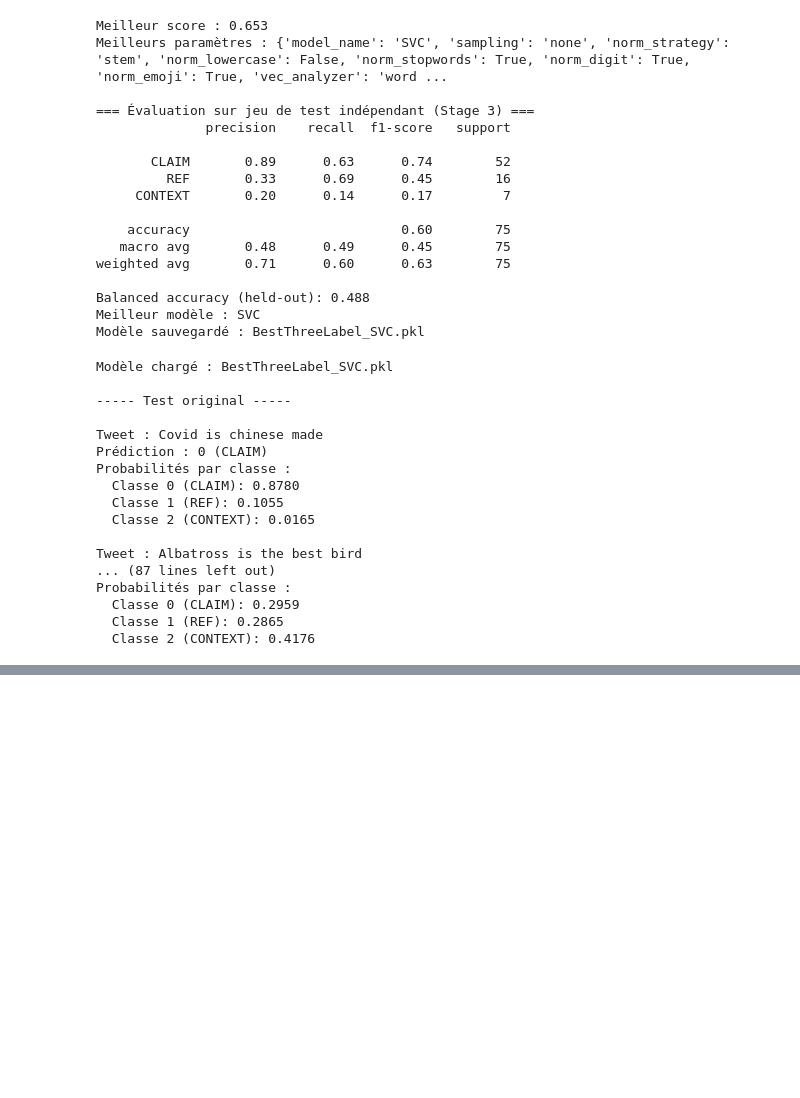
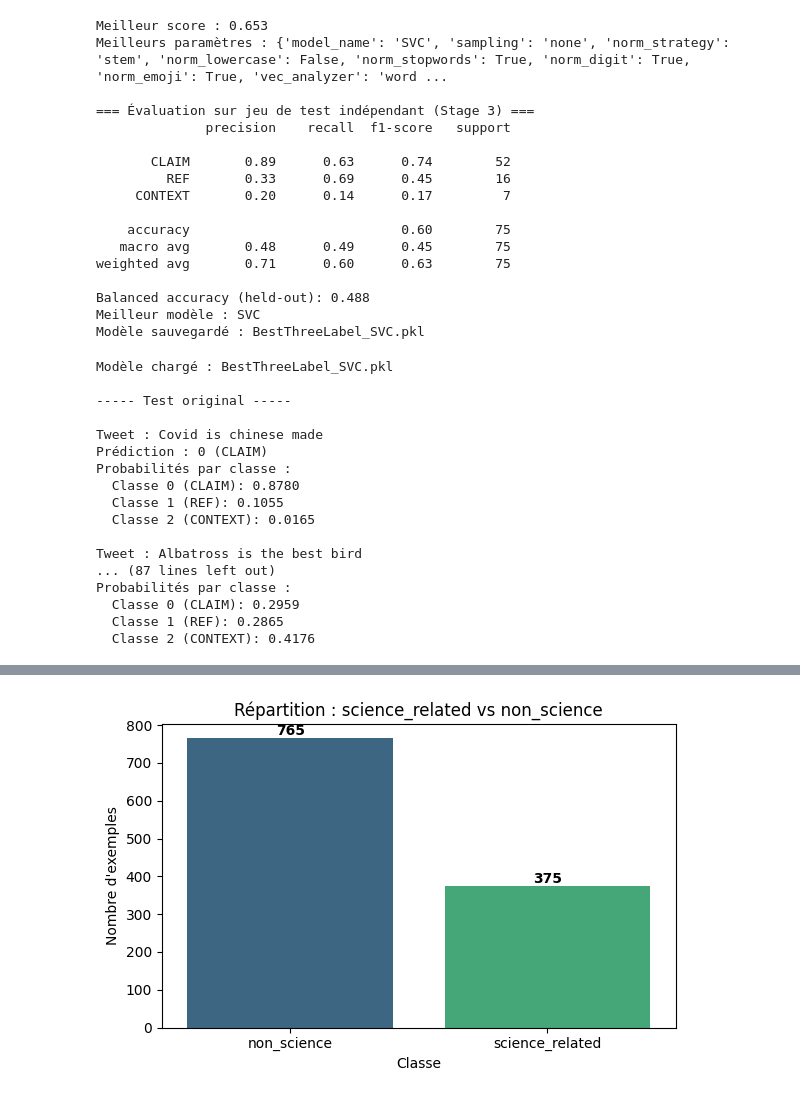
Before and after one commit to Wakeless-Ry/MachineLearning, a Jupyter notebook: Projet_Machine_Learning.ipynb, the cells around one changed output, grey strips where cells are left out. Drawn from its saved outputs; the diff is of its cells as text; code cells hidden in the pictures; blank space fills up the shorter version.

```diff
--- a/Projet_Machine_Learning.ipynb
+++ b/Projet_Machine_Learning.ipynb
@@ -864,0 +952,89 @@ Probabilités par classe :
+# %%
+# Analyse de l'équilibrage des données
+
+parent_col = "science_related"
+subclasses = ["scientific_claim", "scientific_context", "scientific_reference"]
+
+# Vérification des colonnes
+cols_needed = [parent_col] + subclasses
+missing = [c for c in cols_needed if c not in df.columns]
+if missing:
+    raise ValueError(f"Colonnes manquantes dans df : {missing}")
+
+work_df = df.copy()
+for col in cols_needed:
+    work_df[col] = work_df[col].fillna(0).astype(int)
+
+# ============================================================
+# 1) science_related vs non_science
+# ============================================================
+print("=== 1) Répartition science_related vs non_science ===")
+
+parent_counts = work_df[parent_col].map({0: "non_science", 1: "science_related"}).value_counts().sort_index()
+parent_percent = (parent_counts / parent_counts.sum() * 100).round(2)
+
+parent_stats_df = pd.DataFrame({
+    "Nombre d'exemples": parent_counts,
+    "Pourcentage (%)": parent_percent
+})
+display(parent_stats_df)
+
+print(f"\nNombre total d'échantillons : {len(work_df)}")
+print(f"Classe majoritaire : {parent_counts.idxmax()} ({parent_counts.max()})")
+print(f"Classe minoritaire : {parent_counts.idxmin()} ({parent_counts.min()})")
+print(f"Ratio de déséquilibre : {round(parent_counts.max() / parent_counts.min(), 2) if parent_counts.min() > 0 else None}")
+
+plt.figure(figsize=(6, 4))
+sns.barplot(x=parent_counts.index.astype(str), y=parent_counts.values, palette="viridis")
+plt.title("Répartition : science_related vs non_science")
+plt.xlabel("Classe")
+plt.ylabel("Nombre d'exemples")
+for i, v in enumerate(parent_counts.values):
+    plt.text(i, v + max(parent_counts.values) * 0.01, str(v), ha="center", fontweight="bold")
+plt.tight_layout()
+plt.show()
+
+plt.figure(figsize=(6, 6))
+plt.pie(
+    parent_counts.values,
+    labels=[f"{idx} ({pct}%)" for idx, pct in zip(parent_counts.index.astype(str), parent_percent)],
+    autopct="%1.1f%%",
+    startangle=90,
+    colors=sns.color_palette("Set2", n_colors=len(parent_counts))
+)
+plt.title("Proportion : science_related vs non_science")
+plt.tight_layout()
+plt.show()
+
+# ============================================================
+# 2) scientific_claim vs scientific_context vs scientific_reference
+# ============================================================
+print("\n=== 2) Répartition des sous-classes dans science_related ===")
+
+science_df = work_df.loc[work_df[parent_col] == 1].copy()
+
+sub_counts = science_df[subclasses].sum().sort_values(ascending=False)
+sub_percent = (sub_counts / sub_counts.sum() * 100).round(2) if sub_counts.sum() > 0 else sub_counts
+
+
+print(f"\nNombre total d'exemples science_related : {len(science_df)}")
+print(f"Classe majoritaire : {sub_counts.idxmax()} ({sub_counts.max()})")
+print(f"Classe minoritaire : {sub_counts.idxmin()} ({sub_counts.min()})")
+print(f"Ratio de déséquilibre : {round(sub_counts.max() / sub_counts.min(), 2) if sub_counts.min() > 0 else None}")
+
+plt.figure(figsize=(8, 4))
+sns.barplot(x=sub_counts.index.astype(str), y=sub_counts.values, palette="magma")
+plt.title("Répartition des sous-classes : scientific_*")
+plt.xlabel("Sous-classe")
+plt.ylabel("Nombre d'exemples")
+plt.xticks(rotation=20, ha="right")
+for i, v in enumerate(sub_counts.values):
+    plt.text(i, v + max(sub_counts.values) * 0.01, str(v), ha="center", fontweight="bold")
+plt.tight_layout()
+plt.show()
+
+# chevauchement des sous-classes
+overlap_counts = science_df[subclasses].sum(axis=1).value_counts().sort_index()
+print("\n=== Nombre de sous-classes activées par exemple science_related ===")
+display(overlap_counts.to_frame(name="Nombre d'exemples"))
+# %% [output]
@@ -864,0 +1050 @@ Probabilités par classe :
+[figure, added]
```
Also changed, not shown: parts of 6 cells of this notebook.
